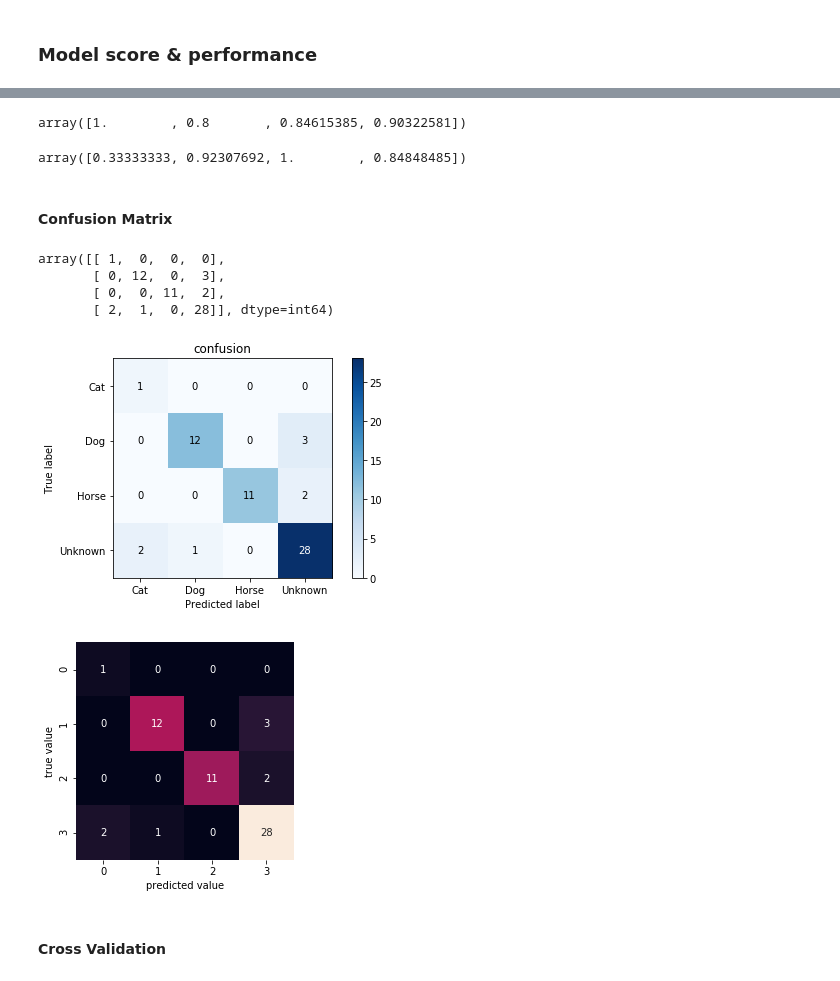
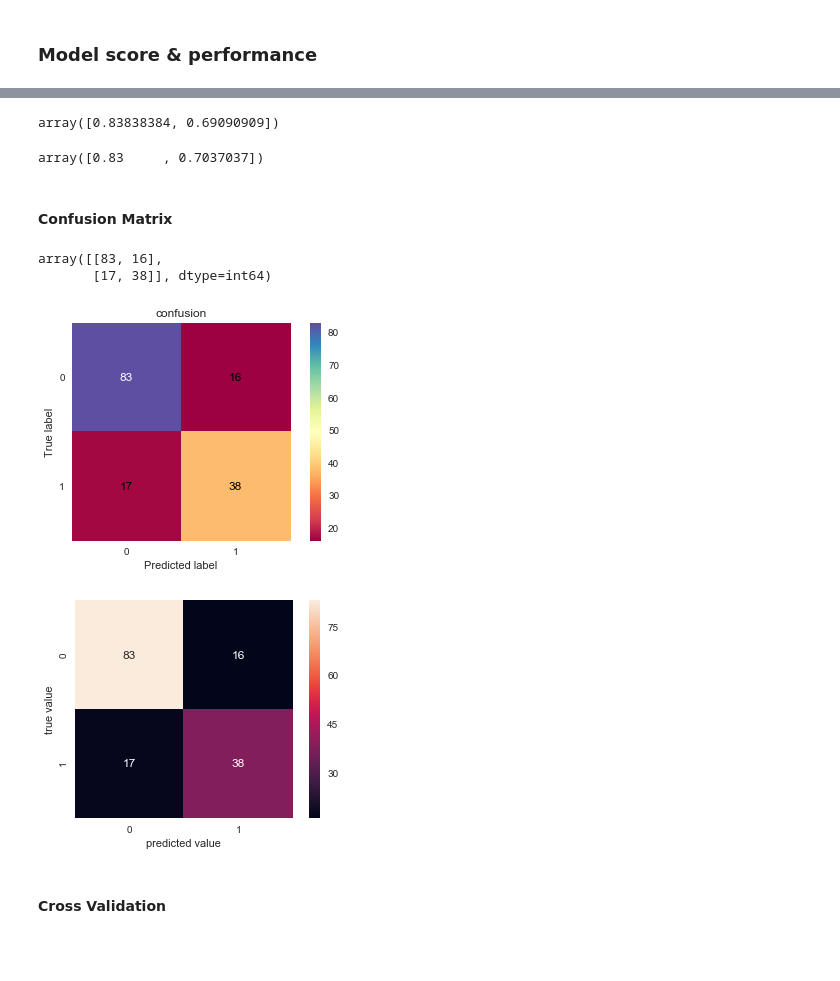
Before and after one commit to DJimmie/Machine-Learning-Classification-scikit-learn, a Jupyter notebook: Decision Trees/random_forest_algo.ipynb, the cells around one changed output, grey strips where cells are left out. Cells and saved outputs as stored; diff of their text form; code cells hidden in the pictures; blank space fills up the shorter version.

Commit message:
more development of the ML process on the random forest notebook.

```diff
--- a/Decision Trees/random_forest_algo.ipynb
+++ b/Decision Trees/random_forest_algo.ipynb
@@ -16,9 +16,11 @@ from numpy import set_printoptions
 # %% [markdown]
 ## Matplotlib & Seaborn
 # %%
+%matplotlib inline
 import matplotlib.pyplot as plt
 from matplotlib.colors import ListedColormap
 import seaborn as sns
+sns.set()
 import graphviz
 # %% [markdown]
 ## sklearn
@@ -161,10 +240,10 @@ if __name__ == "__main__":
 
 
 #     location=r'C:/Users/Crystal/Desktop/Programs/dataset_repo/iris_/iris_data.csv'
-    location=r'C:\Users\Crystal\Desktop\Programs\dataset_repo\CDH_Train.csv'
+#     location=r'C:\Users\Crystal\Desktop\Programs\dataset_repo\CDH_Train.csv'
 #     location=r'C:/Users/Crystal/Desktop/Programs/dataset_repo/0529_/0529_pass_rush.csv'
 #     location=r'C:/Users/Crystal/Desktop/Programs/dataset_repo/titan/titantic_1.csv'
-#     location=r'C:\Users\Crystal\Desktop\Programs\dataset_repo\diabetes.csv'
+    location=r'C:\Users\Crystal\Desktop\Programs\dataset_repo\diabetes.csv'
     dataset=pd.read_csv(location)
     # df=pd.read_csv('thermostat_dataset.txt',delimiter='\t')
 # %%
@@ -219,6 +291,9 @@ Do you need to replace any zeros in the dataset?
 # %%
-target_header=['Species']
-input_headers=['Length','Width']
+original_dataset=dataset
+
+
+# target_header=['Species']
+# input_headers=['Length','Width']
 
 # target_header=['Survived']
 # input_headers=['Parch','Fare']
@@ -230,9 +305,9 @@ input_headers=['Length','Width']
 # target_header=['Species']
 # input_headers=['SepalLengthCm','SepalWidthCm','PetalLengthCm','PetalWidthCm']
 
-# target_header=['Outcome']
+target_header=['Outcome']
 # input_headers=['Glucose','BloodPressure']
-# input_headers=['Pregnancies','Glucose','BloodPressure','SkinThickness','Insulin','BMI','DiabetesPedigreeFunction','Age']
+input_headers=['Pregnancies','Glucose','BloodPressure','SkinThickness','Insulin','BMI','DiabetesPedigreeFunction','Age']
 
 target_label=label_encoding(dataset,target_header)
 
@@ -243,8 +318,11 @@ test_label=label_encoding(dataset,input_headers)
 
 X,y=split_the_dataset(dataset,input_headers,target_header)
 #     print(y.values)
-if (X.values.shape[1]==2):
-    plot_of_data_space(dataset,X.values,y.values,input_headers)
+
+
+
+
+
 
 print(X.head())
 # %% [output]
@@ -320,7 +441,7 @@ ytest.head()
 #                                bootstrap=True, oob_score=False, n_jobs=None, random_state=0,
 #                                verbose=0, warm_start=False, class_weight=None)
 # %%
-model=RandomForestClassifier(n_estimators=100, max_depth=None,
+model=RandomForestClassifier(n_estimators=100, criterion='gini',max_depth=None,
                              random_state=0)
 # %% [markdown]
 ### Fit model to training data
@@ -360,11 +486,11 @@ accuracy_score(ytest,y_model)
 # %%
 recall_score(ytest, y_model,average=None)
 # %% [output]
-array([1.        , 0.8       , 0.84615385, 0.90322581])
+array([0.83838384, 0.69090909])
 # %%
 precision_score(ytest, y_model,average=None)
 # %% [output]
-array([0.33333333, 0.92307692, 1.        , 0.84848485])
+array([0.83     , 0.7037037])
 # %% [markdown]
 #### Confusion Matrix
 # %%
@@ -372,48 +498,46 @@ cm=confusion_matrix(ytest, y_model)
 # %%
 cm
 # %% [output]
-array([[ 1,  0,  0,  0],
-       [ 0, 12,  0,  3],
-       [ 0,  0, 11,  2],
-       [ 2,  1,  0, 28]], dtype=int64)
+array([[83, 16],
+       [17, 38]], dtype=int64)
 # %%
 fig, ax = plt.subplots()
-cmap=plt.cm.Blues
+cmap=plt.cm.Spectral
 im = ax.imshow(cm, interpolation='nearest', cmap=cmap)
 ax.figure.colorbar(im, ax=ax)
 
 ax.set(xticks=np.arange(cm.shape[1]),
        yticks=np.arange(cm.shape[0]),
        xticklabels=classes,
        yticklabels=classes,
        title="confusion",
        ylabel='True label',
        xlabel='Predicted label')
 
 
 
 # Loop over data dimensions and create text annotations.
 normalize=False
 fmt = '.2f' if normalize else 'd'
 thresh = cm.max() / 2.
 for i in range(cm.shape[0]):
     for j in range(cm.shape[1]):
         ax.text(j, i, format(cm[i, j], fmt),
                 ha="center", va="center",
                 color="white" if cm[i, j] > thresh else "black")
 fig.tight_layout()
 
 
-
+plt.grid(b=None)
 plt.show()
 # %% [output]
-[figure, old version]
+[figure, new version]
 # %%
-sns.heatmap(cm,square=True,annot=True,cbar=False)
+sns.heatmap(cm,square=True,annot=True,cbar=True)
 plt.xlabel('predicted value')
 plt.ylabel('true value')
 plt.show()
 # %% [output]
-[figure, old version]
+[figure, new version]
 # %% [markdown]
 #### Cross Validation
```
Also changed, not shown: parts of 41 cells of this notebook, 1 other file.
